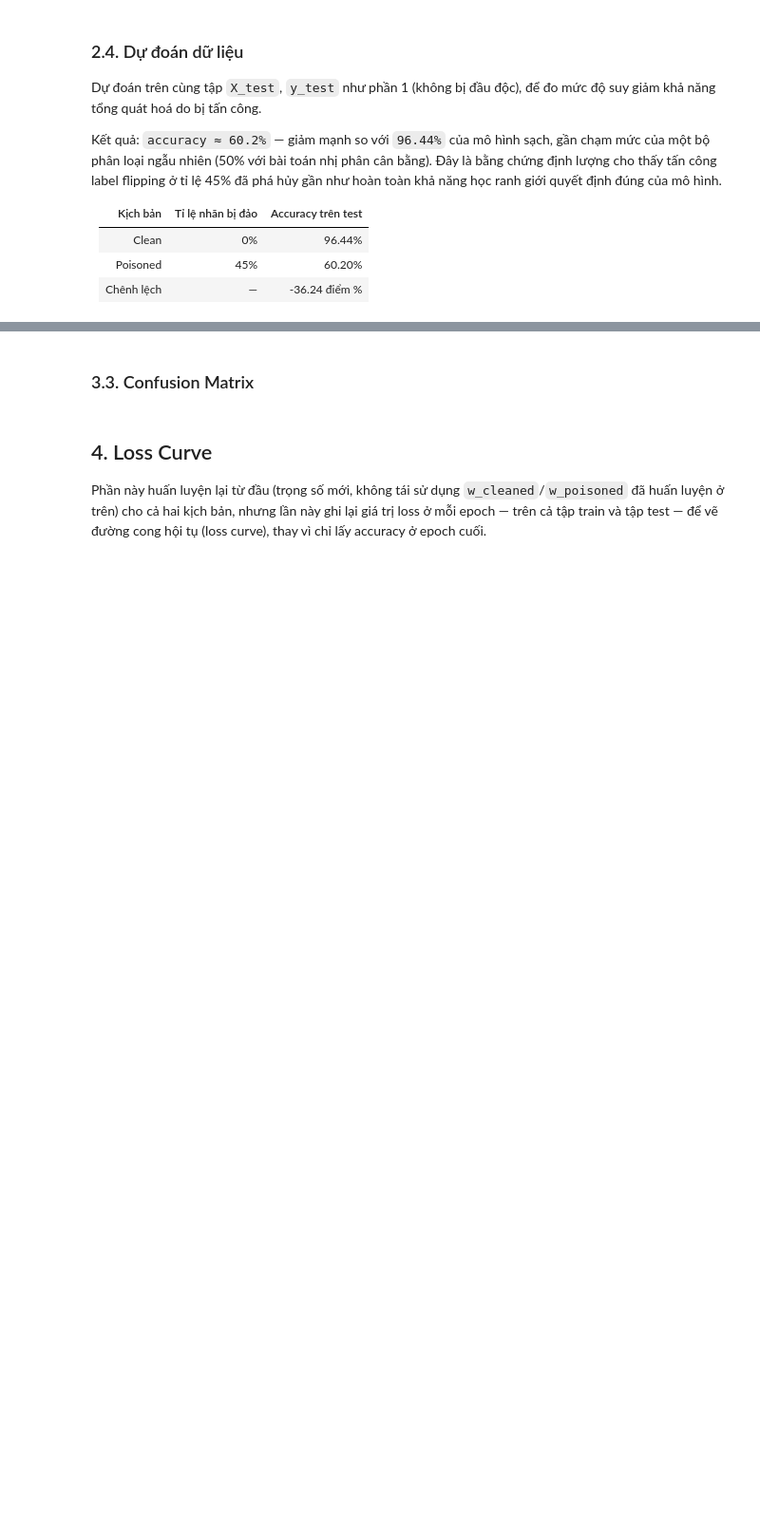
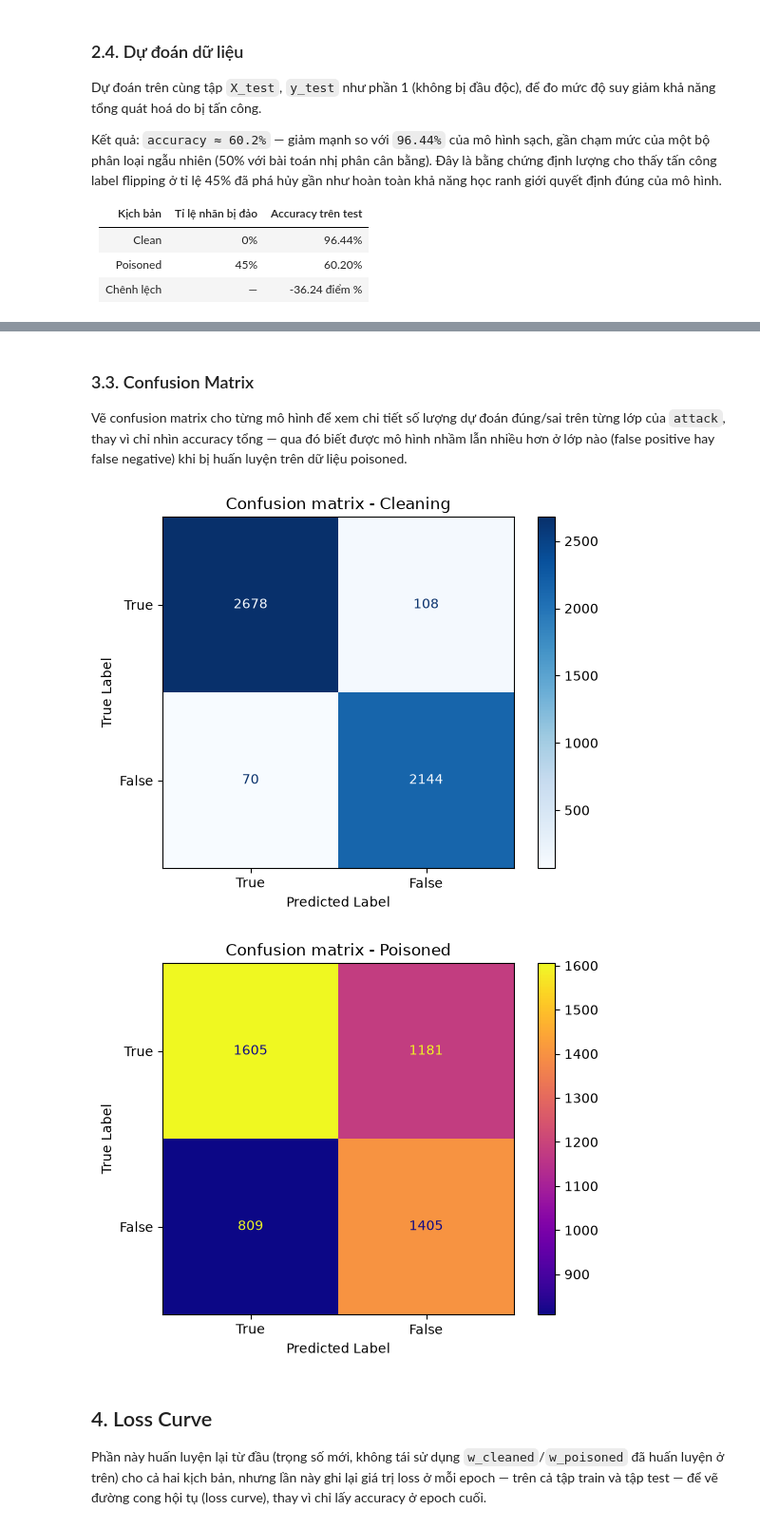
Before and after one commit to MeoMuop3727/label-flipping-project, a Jupyter notebook: notebooks/01-training-model-lr.ipynb, the cells around one changed output, grey strips where cells are left out. Shown at 95% size. Drawn from its saved outputs; the diff is of its cells as text; code cells hidden in the pictures; blank space fills up the shorter version.

```diff
--- a/notebooks/01-training-model-lr.ipynb
+++ b/notebooks/01-training-model-lr.ipynb
@@ -250,31 +263,36 @@ plt.show()
 # %% [markdown]
 ### 3.3. Confusion Matrix
+
+Vẽ confusion matrix cho từng mô hình để xem chi tiết số lượng dự đoán đúng/sai trên từng lớp của `attack`, thay vì chỉ nhìn accuracy tổng — qua đó biết được mô hình nhầm lẫn nhiều hơn ở lớp nào (false positive hay false negative) khi bị huấn luyện trên dữ liệu poisoned.
 # %%
 from sklearn.metrics import ConfusionMatrixDisplay
 
 # Cleaning
 cm_cleaned = confusion_matrix(y_test, y_pred_cleaned)
 disp_cleaned = ConfusionMatrixDisplay(
     confusion_matrix=cm_cleaned,
-    display_labels=categories
+    display_labels=["True", "False"]
 )
 disp_cleaned.plot(cmap=plt.cm.Blues)
 plt.title("Confusion matrix - Cleaning")
 plt.xlabel("Predicted Label")
 plt.ylabel("True Label")
 plt.show()
 
 # Poisoning
 cm_poisoned = confusion_matrix(y_test, y_pred_poisoned)
 disp_poisoned = ConfusionMatrixDisplay(
     confusion_matrix=cm_poisoned,
-    display_labels=categories
+    display_labels=["True", "False"]
 )
 disp_poisoned.plot(cmap=plt.cm.plasma)
 plt.title("Confusion matrix - Poisoned")
 plt.xlabel("Predicted Label")
 plt.ylabel("True Label")
 plt.show()
+# %% [output]
+[figure, added]
+[figure, added]
 # %% [markdown]
 ## 4. Loss Curve
 
```
Also changed, not shown: parts of 13 cells of this notebook.
